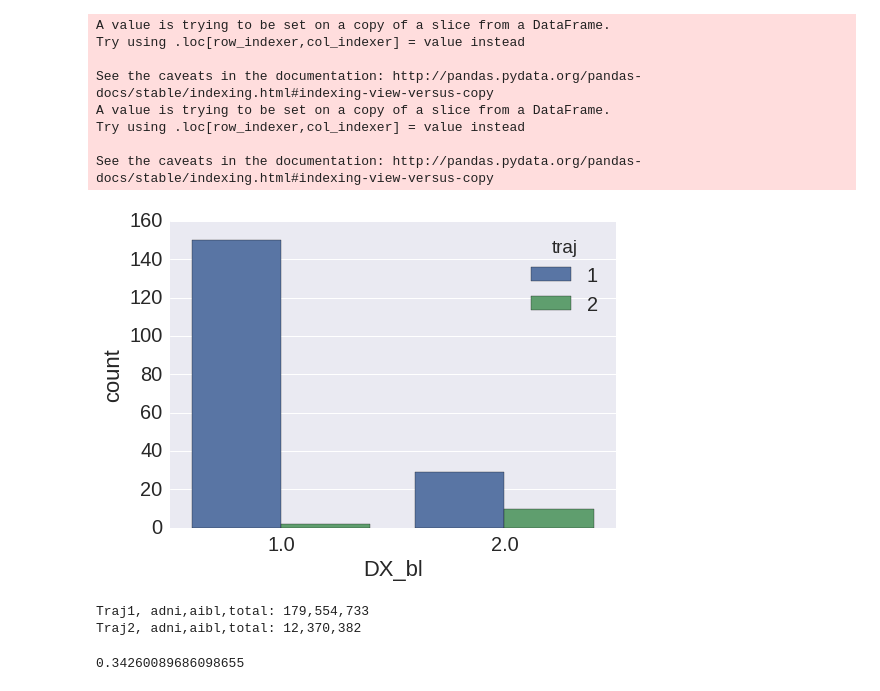
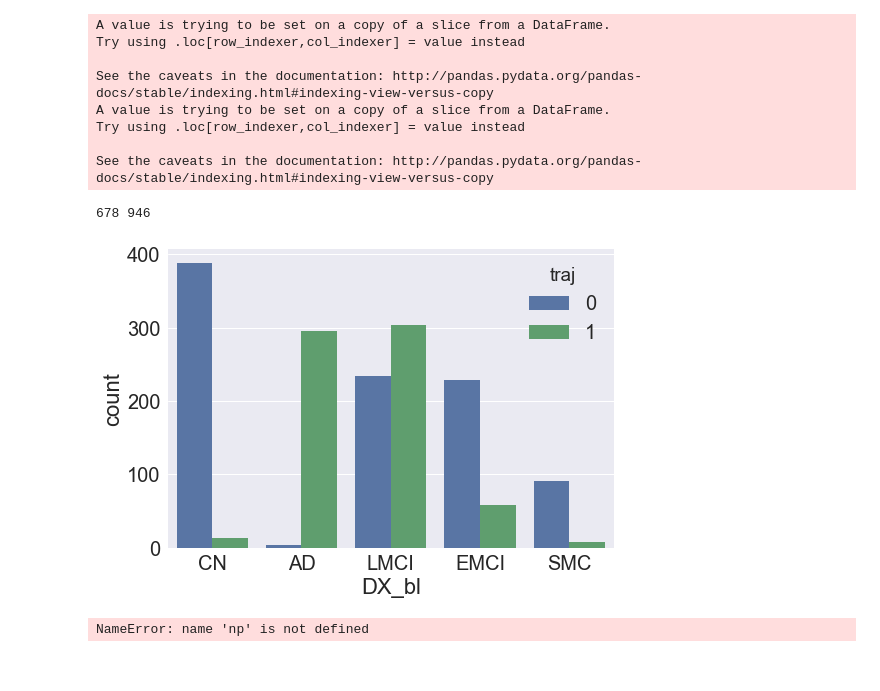
Before and after one commit to TIGRLab/NI-ML, a Jupyter notebook: models/notebooks/trajectory_prediction_exp_setup_pipeline.ipynb, the cells around one changed output. Drawn from its saved outputs; the diff is of its cells as text; code cells hidden in the pictures.

```diff
--- a/models/notebooks/trajectory_prediction_exp_setup_pipeline.ipynb
+++ b/models/notebooks/trajectory_prediction_exp_setup_pipeline.ipynb
@@ -245,12 +246,12 @@ def getTrajClass(scores, traj_templates, tp_vector, similarity_metric):
         if similarity_metric == 'correlation':
             d1=stats.pearsonr(score, traj_1)[0]
             d2=stats.pearsonr(score, traj_2)[0]
-            traj.append(1+np.argmax([d1,d2]))
+            traj.append(np.argmax([d1,d2]))
 
         elif similarity_metric == 'euclidean':
             d1=np.sum((score - traj_1)**2)
             d2=np.sum((score - traj_2)**2)
-            traj.append(1+np.argmin([d1,d2]))
+            traj.append(np.argmin([d1,d2]))
         else:
             print 'unknown test distance metric'
 
@@ -366,10 +374,9 @@ T1 counts: [33 36 34 32 35 33 32 35 32 33], T2: counts: [34 31 33 35 32 35 36 33
 # %%
 # 2. Assign trajectory labels to all remaining subjects in ADNI1 and ADNI2 and AIBL
 # Template timepoints = ['bl','m06','m12','m18','m24','m36','m48','m60','m72']
+save_trajectory_labels = False
 
 #ADNI1and2 subjects (no ADNI 3T here)
-#Need to remove ADNI1 subjects that were used to define trajectories
-
 adni_tp = timepoints #['bl','m12','m18','m24','m36']
 adni_tp_vector = 'auto_select' #np.arange(len(timepoints))#[0,1,2,3,4]
 
@@ -377,7 +384,7 @@ print 'number of timepoints: {}'.format(len(adni_tp_vector))
 dx_col = 'DX_bl'
 col_list_feat = ['PTID', cs_scale]
 demo_cols = ['PTID','ORIGPROT','AGE','PTGENDER','APOE4','DX_bl','FLDSTRENG']
-keep_rows_with_DX = ['SMC','EMCI','LMCI']
+keep_rows_with_DX = ['CN','NL','SMC','EMCI','LMCI','AD']
 drop_rows_with_val = -1
 remove_NaNs = False  #keeping all subjects and later filtering them based on how many CS_tps they have (need at least 4)
 
@@ -402,6 +409,12 @@ print '# of subs with at least {} timepoints: {}'.format(min_cs_tps,len(adni_df_
 adni_traj_classes, adni_traj_dist = getTrajClass(list(adni_df_4cstp[CS_cols].values), traj_templates, adni_tp_vector, similarity_metric)
 
 adni_df_4cstp['traj'] = adni_traj_classes
+
+#Store template creating subjects to a file
+if save_trajectory_labels:
+    baseline_dir = '/projects/nbhagwat/Traj_prediction/ADNI/exp_setup/'
+    print 'Saving traj labels at :{}'.format(baseline_dir)
+    adni_df_4cstp.to_csv(baseline_dir + 'ADNI_trajectory_labels_MMSE_4cstp_autoselect.csv')
 # %% [output]
 number of timepoints: 11
 # bl: 1737
@@ -481,19 +494,16 @@ Try using .loc[row_indexer,col_indexer] = value instead
 
 See the caveats in the documentation: http://pandas.pydata.org/pandas-docs/stable/indexing.html#indexing-view-versus-copy
 # %%
-g = sns.countplot(x='DX_bl', hue='traj',data=aibl_df_3cstp)
+print np.sum(adni_df_4cstp['traj'].values==1), np.sum(adni_df_4cstp['traj'].values==0)
+g = sns.countplot(x='DX_bl', hue='traj',data=adni_df_4cstp)
 #g = sns.factorplot(y='AGE', x='DX_bl', hue='traj', col='ORIGPROT', kind='box', data=adni_df_4cstp, size=10)
 # %% [output]
+678 946
-[figure, old version]
+[figure, new version]
 # %%
-print 'Traj1, adni,aibl,total: {},{},{}'.format(np.sum(aibl_df_3cstp.traj==1), np.sum(adni_df_4cstp.traj==1),
+print 'Traj1, aibl, adni,total: {},{},{}'.format(np.sum(aibl_df_3cstp.traj==1), np.sum(adni_df_4cstp.traj==1),
                                                 np.sum(aibl_df_3cstp.traj==1)+np.sum(adni_df_4cstp.traj==1))
-print 'Traj2, adni,aibl,total: {},{},{}'.format(np.sum(aibl_df_3cstp.traj==2), np.sum(adni_df_4cstp.traj==2),
+print 'Traj2, aibl, adni,total: {},{},{}'.format(np.sum(aibl_df_3cstp.traj==2), np.sum(adni_df_4cstp.traj==2),
                                                 np.sum(aibl_df_3cstp.traj==2)+np.sum(adni_df_4cstp.traj==2))
 # %% [output]
-Traj1, adni,aibl,total: 179,554,733
-Traj2, adni,aibl,total: 12,370,382
+NameError: name 'np' is not defined
-# %%
-382.0/(382+733)
-# %% [output]
-0.34260089686098655
```
Also changed, not shown: parts of 5 cells of this notebook, 9 other files.
